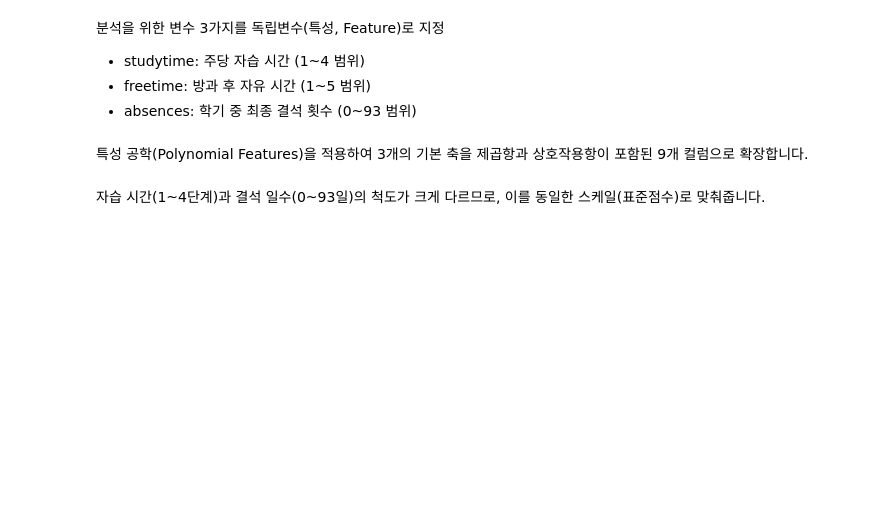
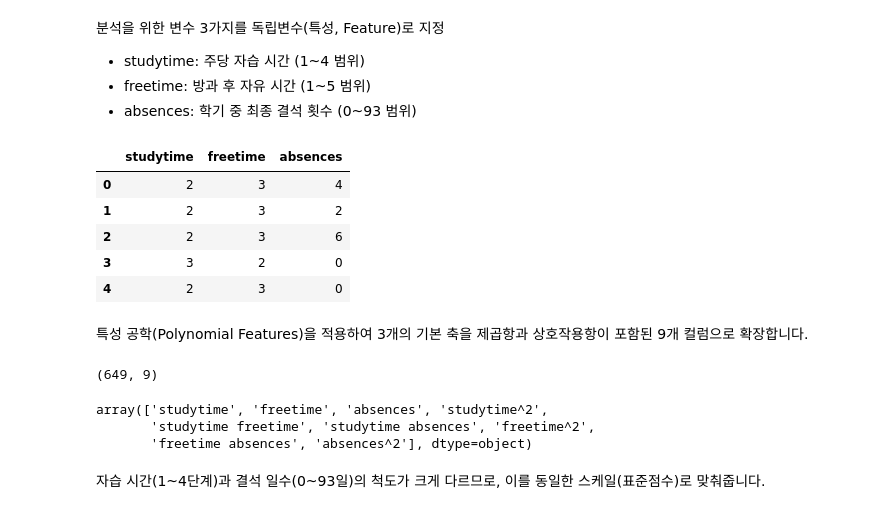
Before and after one commit to yonggyo1125/ax_study, a Jupyter notebook: 04_MACHINE_LEARNING/src/04_machine_learning/chapter03/01.ipynb, the cells around one changed output. Saved outputs shown, nothing was run; the diff lists cells and outputs as text; code cells hidden in the pictures; blank space fills up the shorter version.

```diff
--- a/04_MACHINE_LEARNING/src/04_machine_learning/chapter03/01.ipynb
+++ b/04_MACHINE_LEARNING/src/04_machine_learning/chapter03/01.ipynb
@@ -14,7 +34,35 @@
 - studytime: 주당 자습 시간 (1~4 범위)
 - freetime: 방과 후 자유 시간 (1~5 범위)
 - absences: 학기 중 최종 결석 횟수 (0~93 범위)
+# %%
+X = df[['studytime', 'freetime', 'absences']]
+y = df['G3']
+
+X.head()
+# %% [output]
+|  | studytime | freetime | absences |
+| 0 | 2 | 3 | 4 |
+| 1 | 2 | 3 | 2 |
+| 2 | 2 | 3 | 6 |
+| 3 | 3 | 2 | 0 |
+| 4 | 2 | 3 | 0 |
 # %% [markdown]
 특성 공학(Polynomial Features)을 적용하여 3개의 기본 축을 제곱항과 상호작용항이 포함된 9개 컬럼으로 확장합니다.
+# %%
+poly = PolynomialFeatures(degree=2, include_bias=False)
+# poly.fit(X) # 준비
+# X_poly = poly.transform(X) # 변경
+X_poly = poly.fit_transform(X)
+
+X_poly.shape
+# %% [output]
+(649, 9)
+# %%
+feature_names = poly.get_feature_names_out(X.columns)
+feature_names
+# %% [output]
+array(['studytime', 'freetime', 'absences', 'studytime^2',
+       'studytime freetime', 'studytime absences', 'freetime^2',
+       'freetime absences', 'absences^2'], dtype=object)
 # %% [markdown]
 자습 시간(1~4단계)과 결석 일수(0~93일)의 척도가 크게 다르므로, 이를 동일한 스케일(표준점수)로 맞춰줍니다.
```
Also changed, not shown: parts of 10 cells of this notebook.
